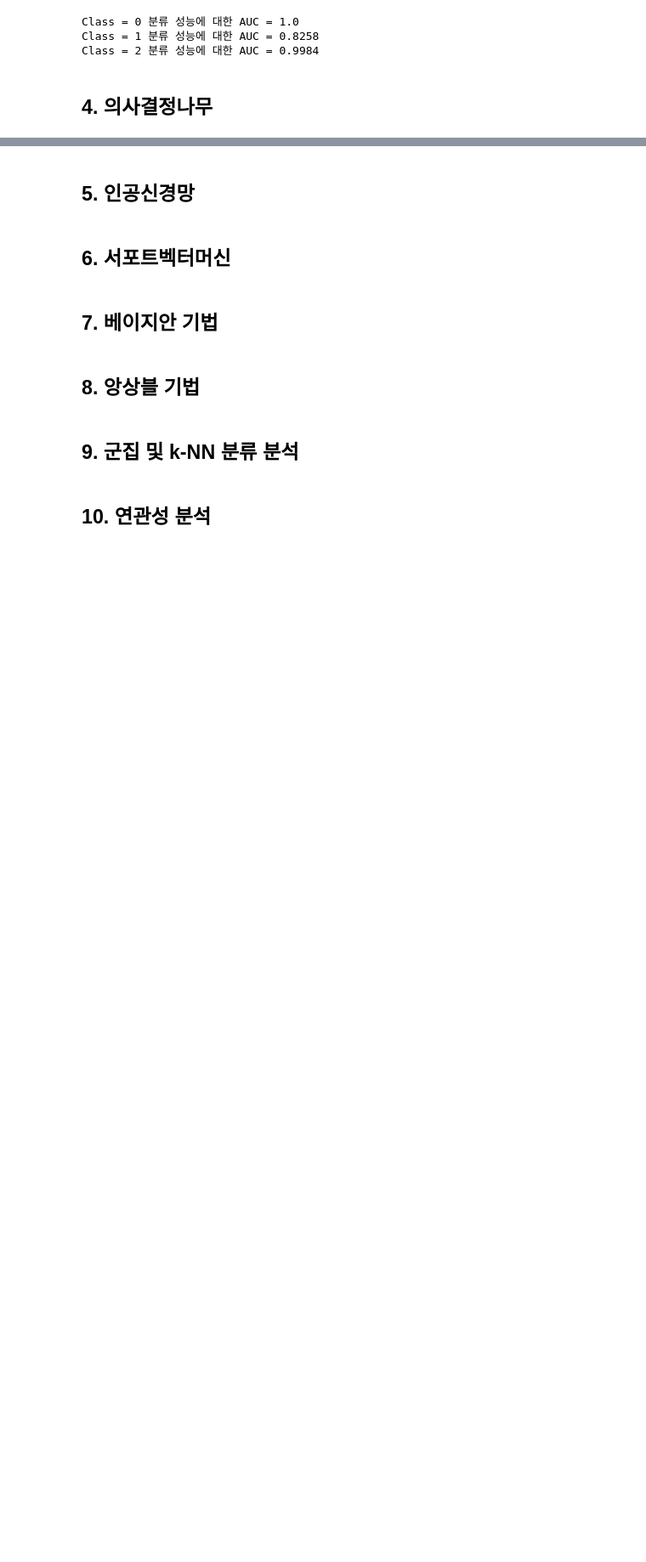
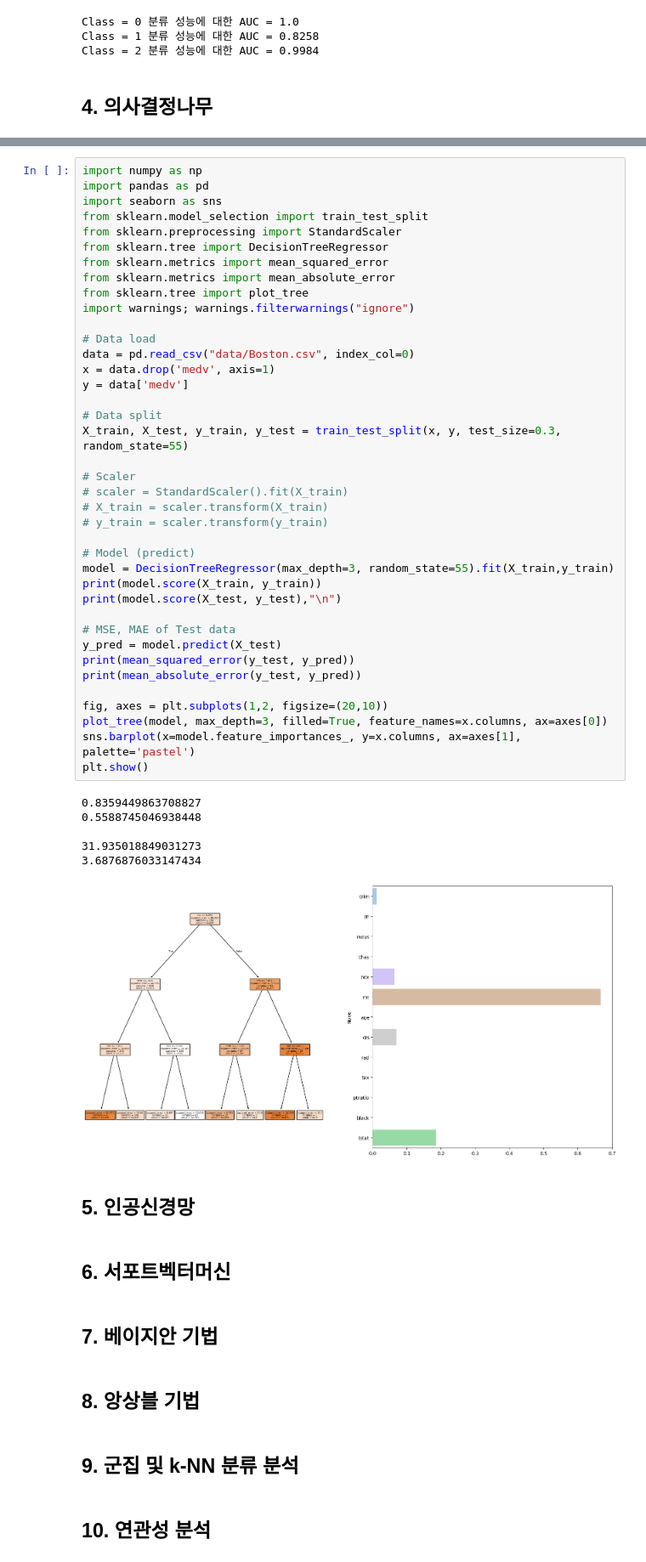
Before and after one commit to RoRdil31/Data-Analytics-Certification, a Jupyter notebook: BigData_Certification.ipynb, the cells around one changed output, grey strips where cells are left out. Shown at 85% size. Saved outputs shown, nothing was run; the diff lists cells and outputs as text; blank space fills up the shorter version.

```diff
--- a/BigData_Certification.ipynb
+++ b/BigData_Certification.ipynb
@@ -860,3 +1006,49 @@ Class = 2 분류 성능에 대한 AUC = 0.9984
+# %%
+import numpy as np
+import pandas as pd
+import seaborn as sns
+from sklearn.model_selection import train_test_split
+from sklearn.preprocessing import StandardScaler
+from sklearn.tree import DecisionTreeRegressor
+from sklearn.metrics import mean_squared_error
+from sklearn.metrics import mean_absolute_error
+from sklearn.tree import plot_tree
+import warnings; warnings.filterwarnings("ignore")
+
+# Data load
+data = pd.read_csv("data/Boston.csv", index_col=0)
+x = data.drop('medv', axis=1)
+y = data['medv']
+
+# Data split
+X_train, X_test, y_train, y_test = train_test_split(x, y, test_size=0.3, random_state=55)
+
+# Scaler
+# scaler = StandardScaler().fit(X_train)
+# X_train = scaler.transform(X_train)
+# y_train = scaler.transform(y_train)
+
+# Model (predict)
+model = DecisionTreeRegressor(max_depth=3, random_state=55).fit(X_train,y_train)
+print(model.score(X_train, y_train))
+print(model.score(X_test, y_test),"\n")
+
+# MSE, MAE of Test data
+y_pred = model.predict(X_test)
+print(mean_squared_error(y_test, y_pred))
+print(mean_absolute_error(y_test, y_pred))
+
+fig, axes = plt.subplots(1,2, figsize=(20,10))
+plot_tree(model, max_depth=3, filled=True, feature_names=x.columns, ax=axes[0])
+sns.barplot(x=model.feature_importances_, y=x.columns, ax=axes[1], palette='pastel')
+plt.show()
+# %% [output]
+0.8359449863708827
+0.5588745046938448
+
+31.935018849031273
+3.6876876033147434
+[figure, added]
 # %% [markdown]
 ## 5. 인공신경망
 # %% [markdown]
```
Also changed, not shown: parts of 9 cells of this notebook.
